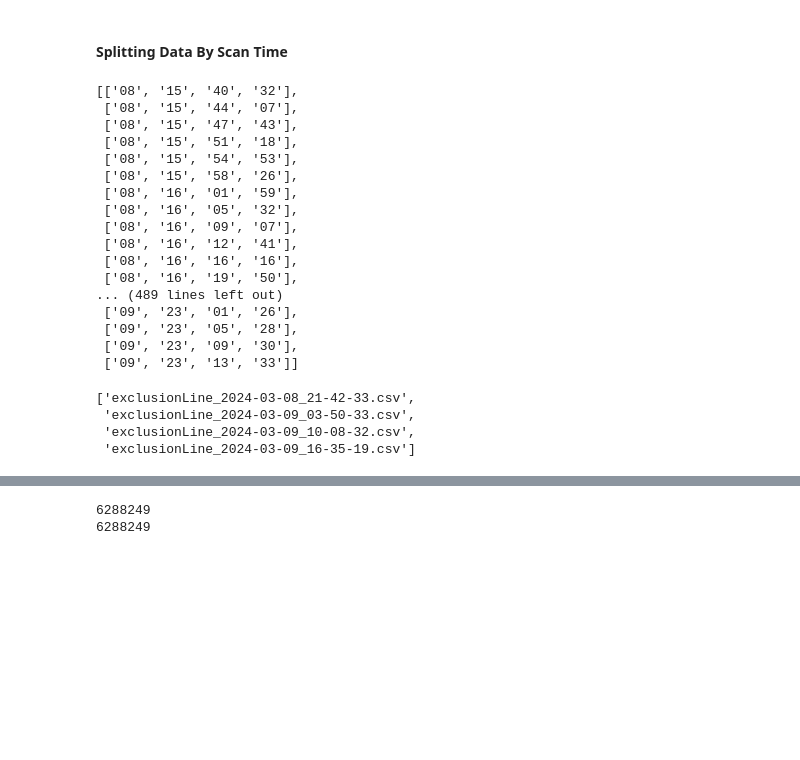
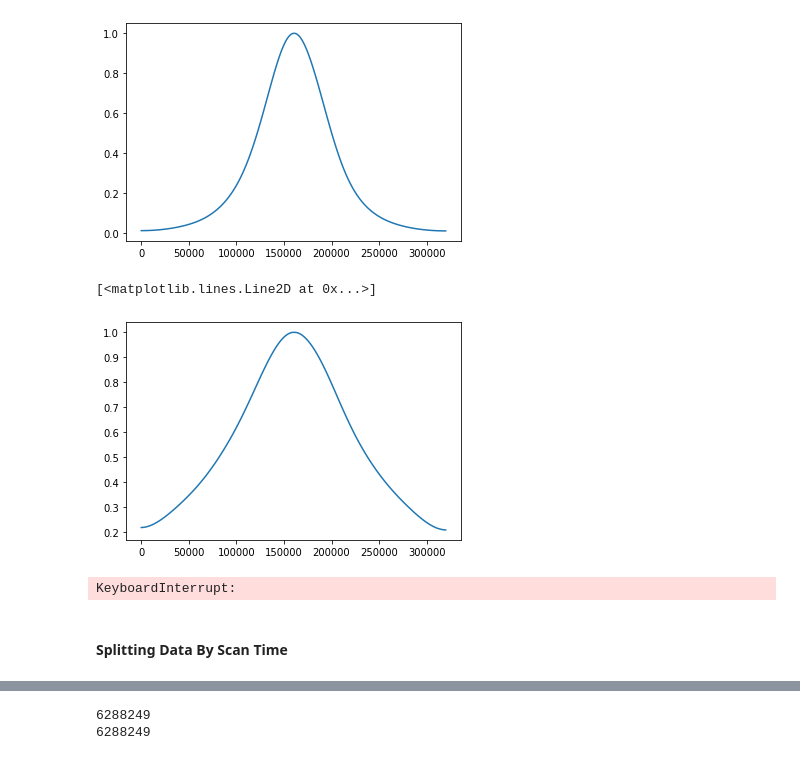
Before and after one commit to koquinlan/dynamicScanning, a Jupyter notebook: python/Exclusion Line Plots Final.ipynb, the cells around one changed output, grey strips where cells are left out. Drawn from its saved outputs; the diff is of its cells as text; code cells hidden in the pictures; blank space fills up the shorter version.

```diff
--- a/python/Exclusion Line Plots.ipynb
+++ b/python/Exclusion Line Plots Final.ipynb
@@ -17,2 +6,0 @@ df.to_csv(csv_file_path, index=False)
-# %% [markdown]
-#### Splitting Data By Scan Time
@@ -26,38 +7,29 @@ times = [timeString(name) for name in files]
-# %%
-times
-# %% [output]
-[['08', '15', '40', '32'],
- ['08', '15', '44', '07'],
- ['08', '15', '47', '43'],
- ['08', '15', '51', '18'],
- ['08', '15', '54', '53'],
- ['08', '15', '58', '26'],
- ['08', '16', '01', '59'],
- ['08', '16', '05', '32'],
- ['08', '16', '09', '07'],
- ['08', '16', '12', '41'],
- ['08', '16', '16', '16'],
- ['08', '16', '19', '50'],
-... (489 lines left out)
- ['09', '23', '01', '26'],
- ['09', '23', '05', '28'],
- ['09', '23', '09', '30'],
- ['09', '23', '13', '33']]
-# %%
-splitIndices = []
-
-for i in range(len(times)-1):
-    time1=times[i]; time2=times[i+1]
-
-    if ((int(time2[0])*1440 + int(time2[1])*60 + int(time2[2]) + int(time2[3])/60) -
-        (int(time1[0])*1440 + int(time1[1])*60 + int(time1[2]) + int(time1[3])/60)
-        < 1
-       ):
-        splitIndices.append(i)
-
-[files[i] for i in splitIndices]
-# %% [output]
-['exclusionLine_2024-03-08_21-42-33.csv',
- 'exclusionLine_2024-03-09_03-50-33.csv',
- 'exclusionLine_2024-03-09_10-08-32.csv',
- 'exclusionLine_2024-03-09_16-35-19.csv']
+# %%
+SNRdir = r'C:\Users\Lehnert Lab\Desktop\mexDynamicScanning\scanDir\vis'
+
+visSmoothed = np.loadtxt(os.path.join(SNRdir, 'visSmoothed.csv'), delimiter=",")
+# np.savetxt(os.path.join(SNRdir, 'visSmoothed.csv'), np.power(visSmoothed,3), delimiter=",")
+# %%
+plt.plot(visSmoothed)
+plt.show()
+
+plt.plot(np.loadtxt(os.path.join(SNRdir, r'oldVis\visSmoothed.csv'), delimiter=","))
+# %% [output]
+[figure, added]
+[<matplotlib.lines.Line2D at 0x...>]
+[figure, added]
+# %%
+# Step 1: Read the CSV file
+csv_file_path = r'C:\Users\Lehnert Lab\Desktop\mexDynamicScanning\scanDir\vis\visFreq.csv'  # Replace this with the path to your CSV file
+df = pd.read_csv(csv_file_path)
+
+# Step 2: Multiply every element by a factor
+factor = 1e6  # Replace this with your desired factor
+df = df * factor
+
+# Step 3: Save the updated DataFrame back to the original CSV
+df.to_csv(csv_file_path, index=False)
+# %% [output]
+KeyboardInterrupt:
+# %% [markdown]
+#### Splitting Data By Scan Time
```
Also changed, not shown: parts of 34 cells of this notebook, 5 other files.
